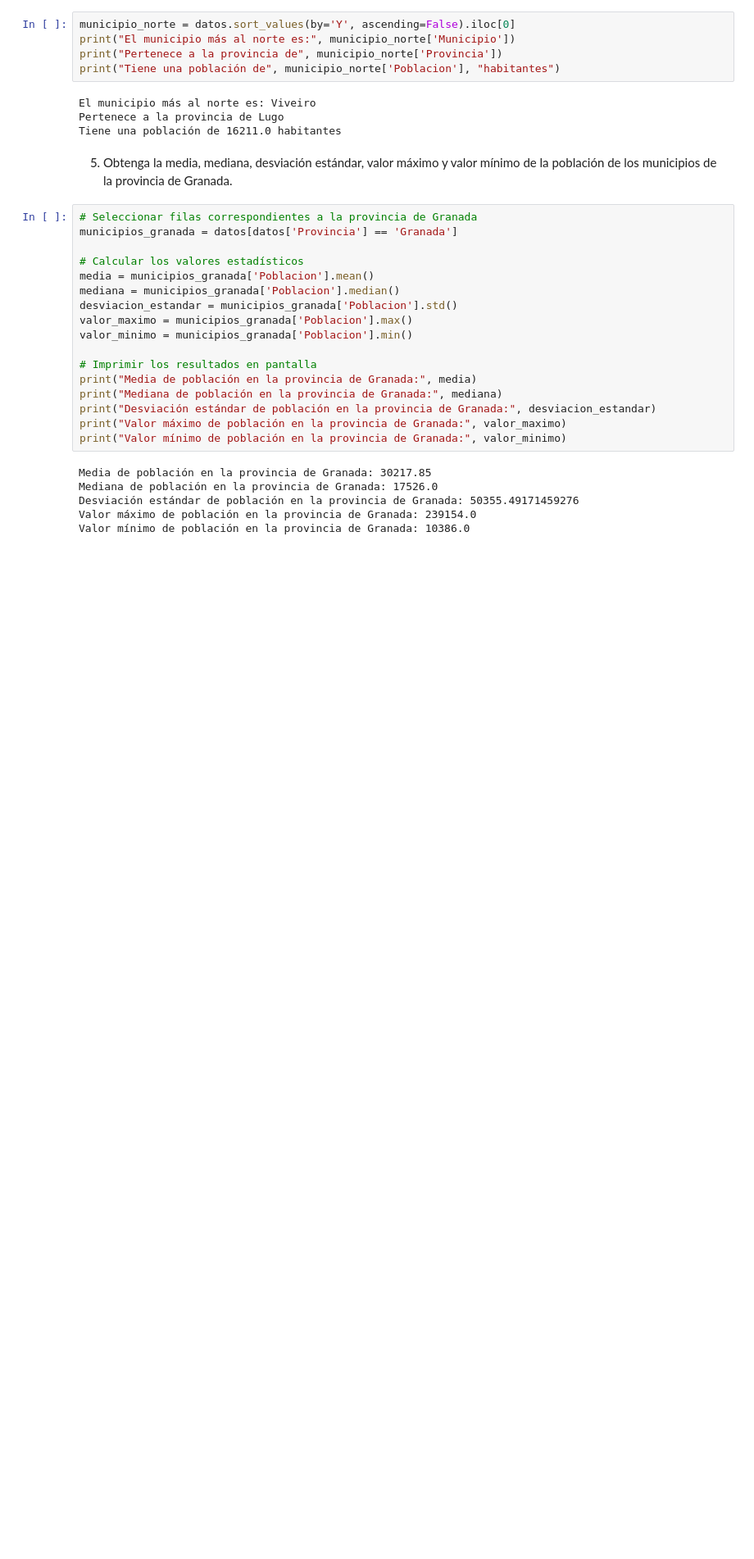
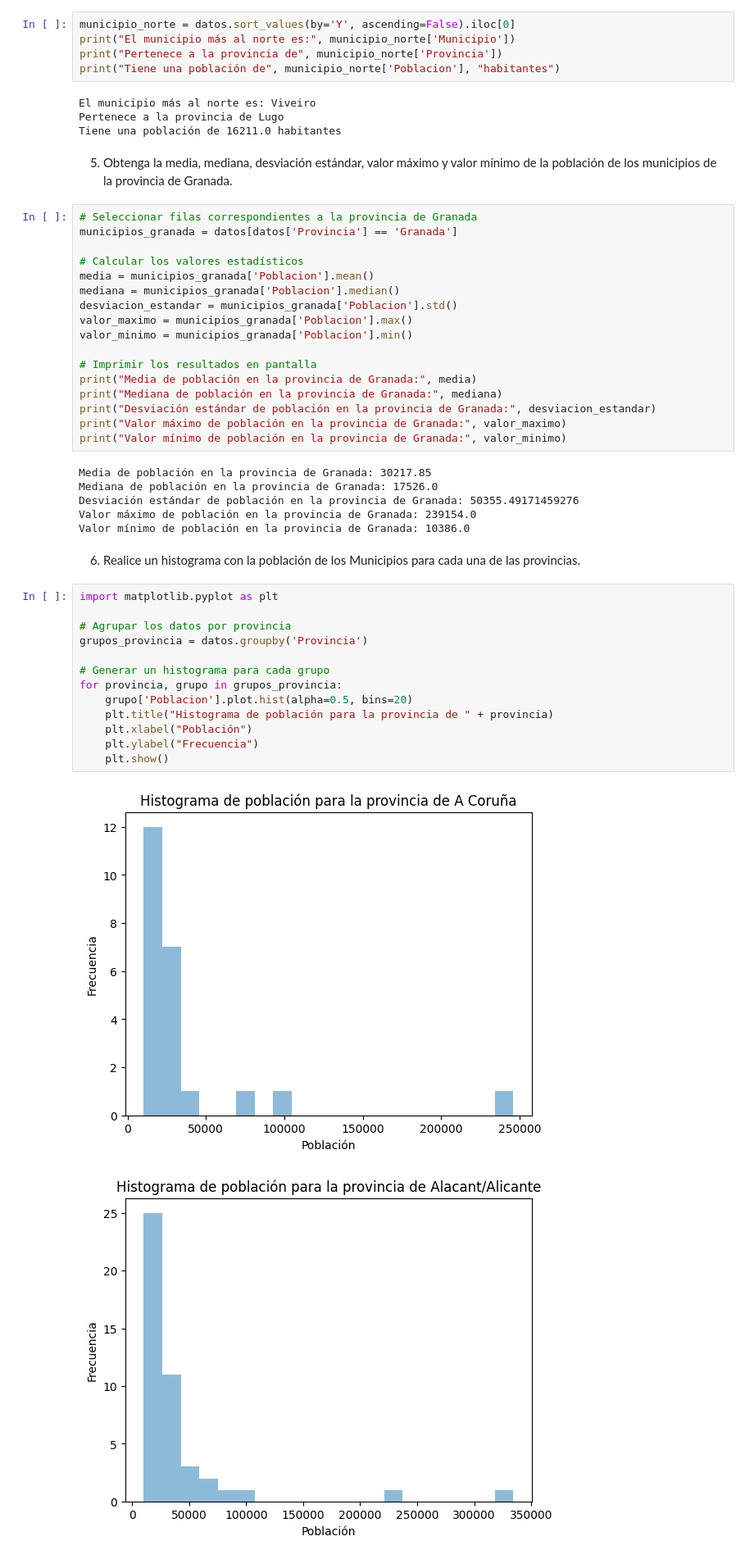
Before and after one commit to ronaldbailey/Laboratorio-3, a Jupyter notebook: Laboratorio3.ipynb, the cells around one changed output. Shown at 82% size. Drawn from its saved outputs; the diff is of its cells as text; blank space fills up the shorter version.

```diff
--- a/Laboratorio3.ipynb
+++ b/Laboratorio3.ipynb
@@ -311,3 +311,22 @@ Mediana de población en la provincia de Granada: 17526.0
 Desviación estándar de población en la provincia de Granada: 50355.49171459276
 Valor máximo de población en la provincia de Granada: 239154.0
 Valor mínimo de población en la provincia de Granada: 10386.0
+# %% [markdown]
+6) Realice un histograma con la población de los
+Municipios para cada una de las provincias.
+# %%
+import matplotlib.pyplot as plt
+
+# Agrupar los datos por provincia
+grupos_provincia = datos.groupby('Provincia')
+
+# Generar un histograma para cada grupo
+for provincia, grupo in grupos_provincia:
+    grupo['Poblacion'].plot.hist(alpha=0.5, bins=20)
+    plt.title("Histograma de población para la provincia de " + provincia)
+    plt.xlabel("Población")
+    plt.ylabel("Frecuencia")
+    plt.show()
+# %% [output]
+[figure, added]
+[figure, added]
```
Also changed, not shown: parts of 7 cells of this notebook.
